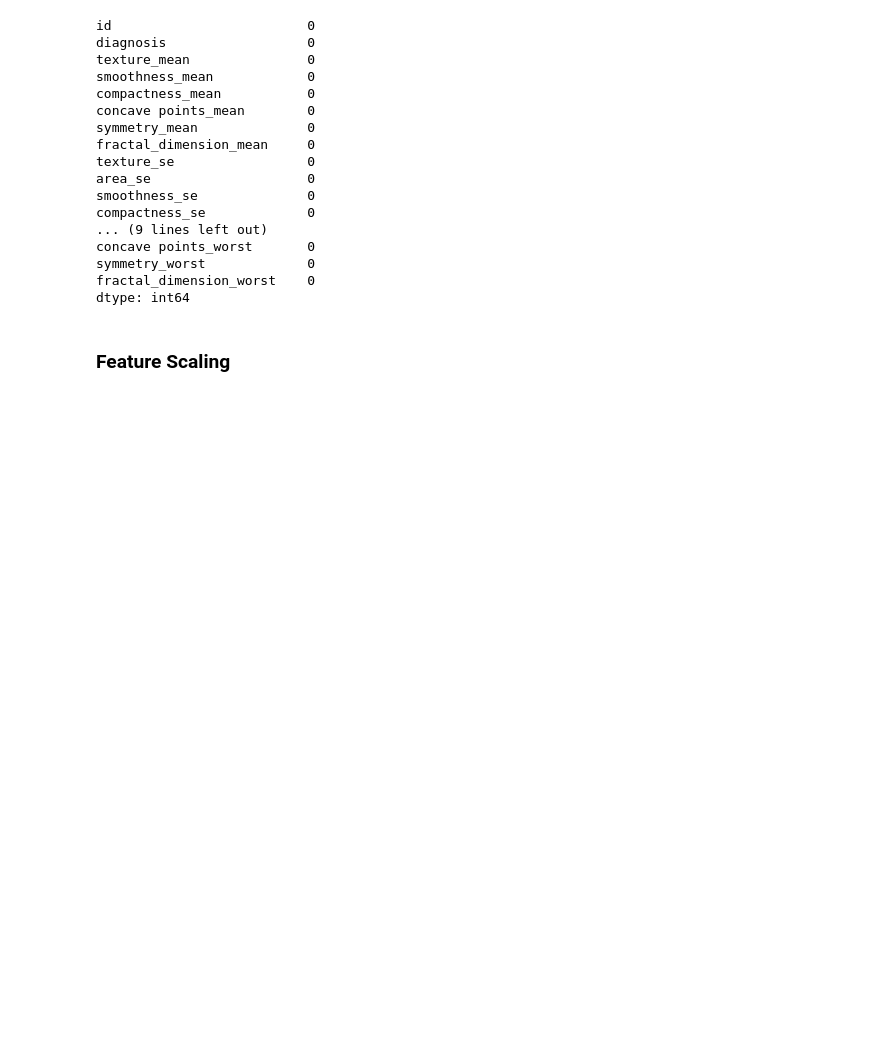
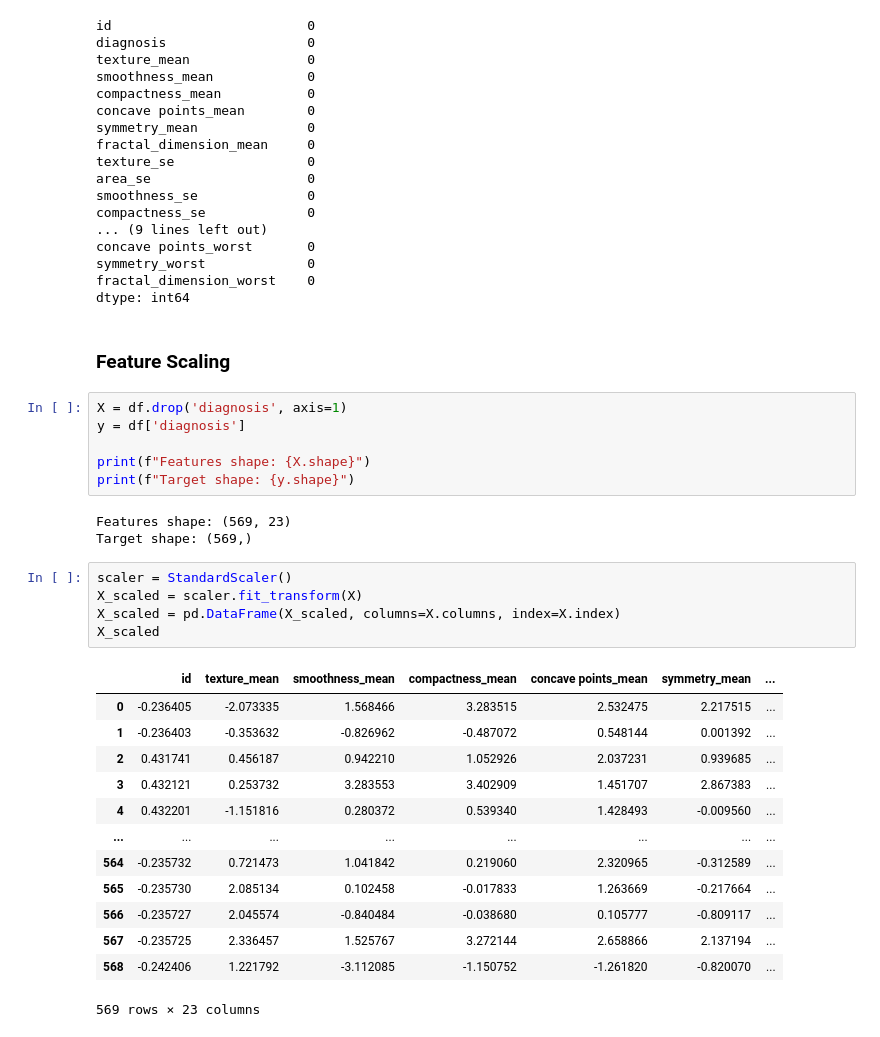
Before and after one commit to AkmalFazli27/breast-cancer-prediciton, a Jupyter notebook: notebook/preprocessing.ipynb, the cells around one changed output. Drawn from its saved outputs; the diff is of its cells as text; blank space fills up the shorter version.

Commit message:
Applied scaler to dataset

```diff
--- a/notebook/preprocessing.ipynb
+++ b/notebook/preprocessing.ipynb
@@ -80,3 +82,31 @@ fractal_dimension_worst    0
 dtype: int64
 # %% [markdown]
 ### Feature Scaling
+# %%
+X = df.drop('diagnosis', axis=1)
+y = df['diagnosis']
+
+print(f"Features shape: {X.shape}")
+print(f"Target shape: {y.shape}")
+# %% [output]
+Features shape: (569, 23)
+Target shape: (569,)
+# %%
+scaler = StandardScaler()
+X_scaled = scaler.fit_transform(X)
+X_scaled = pd.DataFrame(X_scaled, columns=X.columns, index=X.index)
+X_scaled
+# %% [output]
+|  | id | texture_mean | smoothness_mean | compactness_mean | concave points_mean | symmetry_mean | ... |
+| 0 | -0.236405 | -2.073335 | 1.568466 | 3.283515 | 2.532475 | 2.217515 | ... |
+| 1 | -0.236403 | -0.353632 | -0.826962 | -0.487072 | 0.548144 | 0.001392 | ... |
+| 2 | 0.431741 | 0.456187 | 0.942210 | 1.052926 | 2.037231 | 0.939685 | ... |
+| 3 | 0.432121 | 0.253732 | 3.283553 | 3.402909 | 1.451707 | 2.867383 | ... |
+| 4 | 0.432201 | -1.151816 | 0.280372 | 0.539340 | 1.428493 | -0.009560 | ... |
+| ... | ... | ... | ... | ... | ... | ... | ... |
+| 564 | -0.235732 | 0.721473 | 1.041842 | 0.219060 | 2.320965 | -0.312589 | ... |
+| 565 | -0.235730 | 2.085134 | 0.102458 | -0.017833 | 1.263669 | -0.217664 | ... |
+| 566 | -0.235727 | 2.045574 | -0.840484 | -0.038680 | 0.105777 | -0.809117 | ... |
+| 567 | -0.235725 | 2.336457 | 1.525767 | 3.272144 | 2.658866 | 2.137194 | ... |
+| 568 | -0.242406 | 1.221792 | -3.112085 | -1.150752 | -1.261820 | -0.820070 | ... |
+569 rows × 23 columns
```
Also changed, not shown: parts of 2 cells of this notebook.
